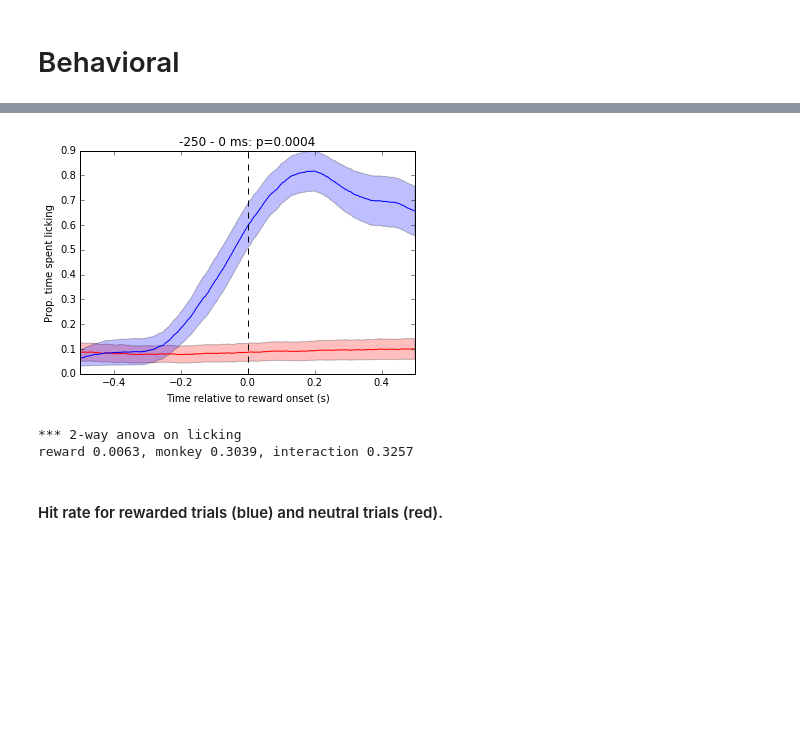
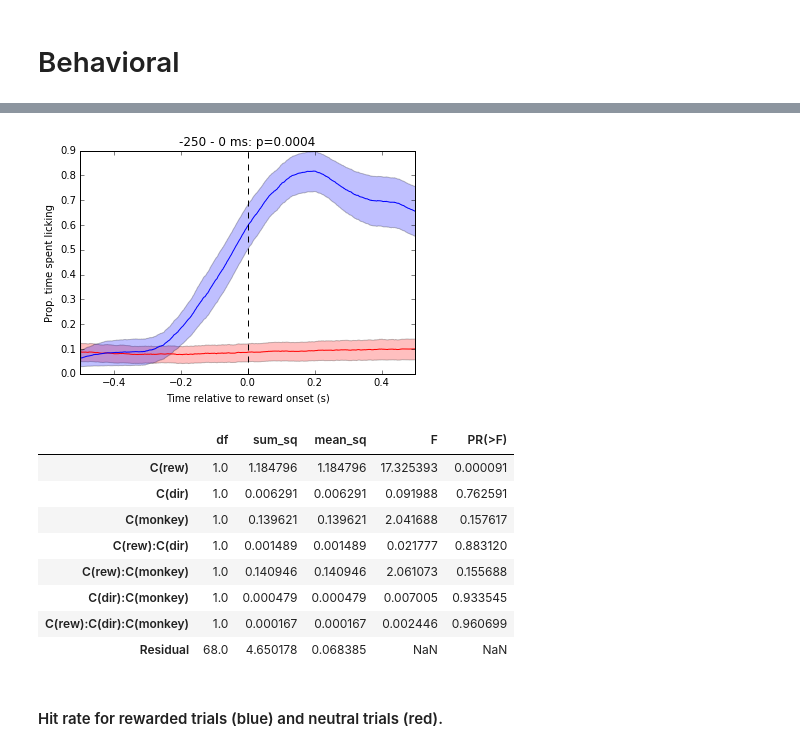
Before and after one commit to aunoyp/Mapping, a Jupyter notebook: mapping_paper.ipynb, the cells around one changed output, grey strips where cells are left out. Drawn from its saved outputs; the diff is of its cells as text; code cells hidden in the pictures; blank space fills up the shorter version.

Commit message:
add 3way anova, abstract notebook functions

```diff
--- a/mapping_paper.ipynb
+++ b/mapping_paper.ipynb
@@ -52,12 +23,20 @@ def print_wilcoxons(p_monkey, p_dir, p_set, title):
 # %%
 ba = BehavioralAnalyses()
 ba.plot_licking()
-p_licking = ba.licking_across_monkey()
-print_anova(p_licking, title='licking')
+# p_licking = ba.licking_across_monkey()
+# funcs.print_anova(p_licking, title='licking')
+ba.licking_anova()
 # %% [output]
 [figure]
-*** 2-way anova on licking
-reward 0.0063, monkey 0.3039, interaction 0.3257
+|  | df | sum_sq | mean_sq | F | PR(>F) |
+| C(rew) | 1.0 | 1.184796 | 1.184796 | 17.325393 | 0.000091 |
+| C(dir) | 1.0 | 0.006291 | 0.006291 | 0.091988 | 0.762591 |
+| C(monkey) | 1.0 | 0.139621 | 0.139621 | 2.041688 | 0.157617 |
+| C(rew):C(dir) | 1.0 | 0.001489 | 0.001489 | 0.021777 | 0.883120 |
+| C(rew):C(monkey) | 1.0 | 0.140946 | 0.140946 | 2.061073 | 0.155688 |
+| C(dir):C(monkey) | 1.0 | 0.000479 | 0.000479 | 0.007005 | 0.933545 |
+| C(rew):C(dir):C(monkey) | 1.0 | 0.000167 | 0.000167 | 0.002446 | 0.960699 |
+| Residual | 68.0 | 4.650178 | 0.068385 | NaN | NaN |
 # %% [markdown]
 #### Hit rate for rewarded trials (blue) and neutral trials (red).
 # %%
```
Also changed, not shown: parts of 9 cells of this notebook, 3 other files.
